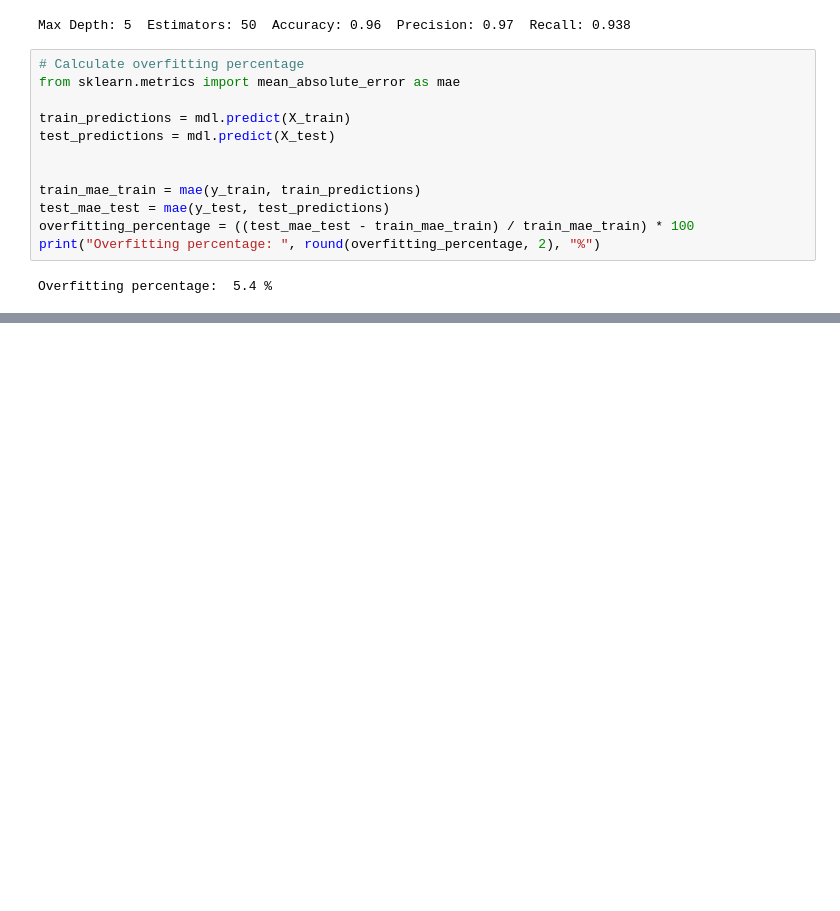
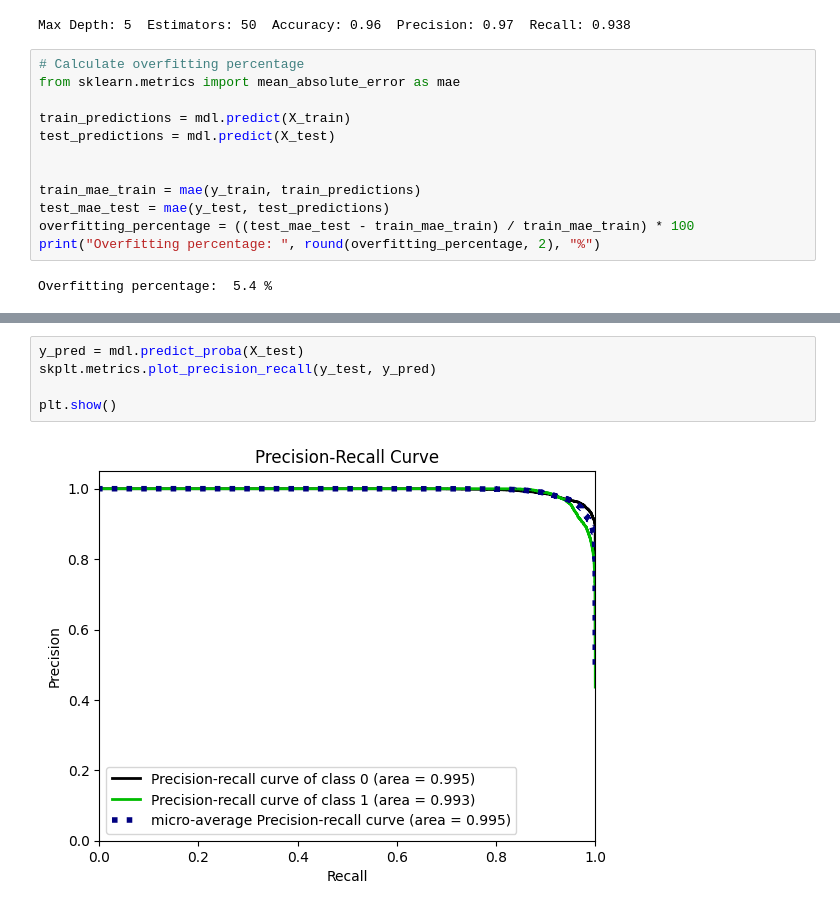
Before and after one commit to AI-School-F5-P2/Aerolinea_equipo_4, a Jupyter notebook: Notebook/testing.ipynb, the cells around one changed output, grey strips where cells are left out. Drawn from its saved outputs; the diff is of its cells as text; blank space fills up the shorter version.

```diff
--- a/Notebook/testing.ipynb
+++ b/Notebook/testing.ipynb
@@ -488,0 +496,7 @@ array([[11444,   267],
+# %%
+y_pred = mdl.predict_proba(X_test)
+skplt.metrics.plot_precision_recall(y_test, y_pred)
+
+plt.show()
+# %% [output]
+[figure, added]
```
Also changed, not shown: parts of 7 cells of this notebook.
